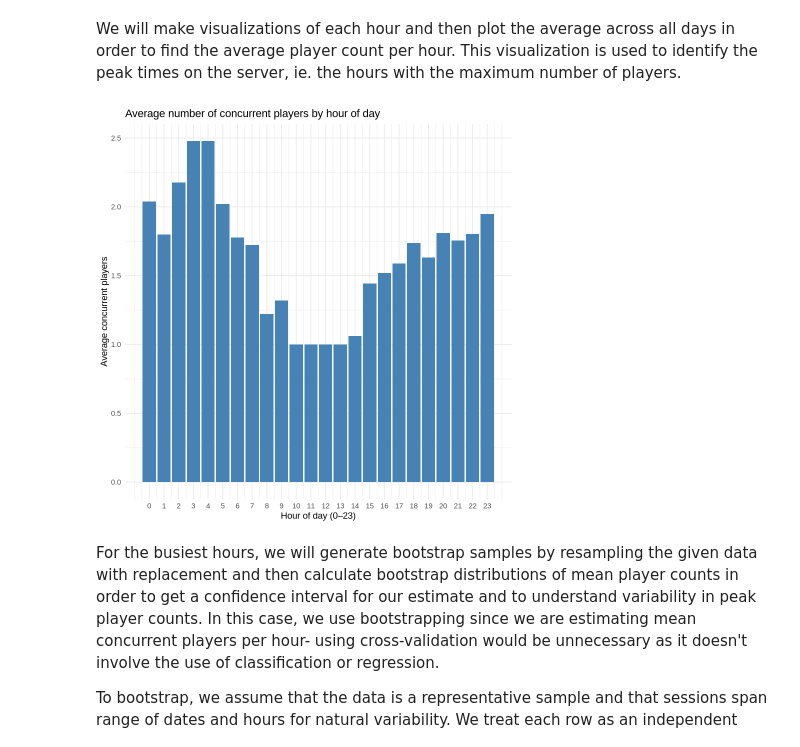
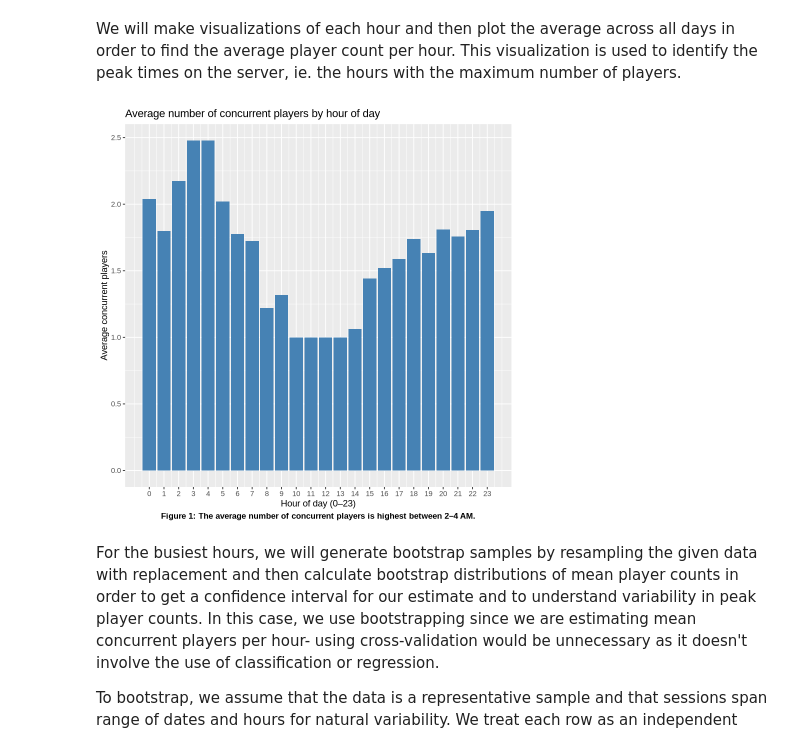
Before and after one commit to kkaitlynu/dsci-100-2025S, a Jupyter notebook: dsci_100_project.ipynb, the cells around one changed output. Saved outputs shown, nothing was run; the diff lists cells and outputs as text; code cells hidden in the pictures.

```diff
--- a/dsci_100_project.ipynb
+++ b/dsci_100_project.ipynb
@@ -76,39 +76,41 @@ We will make visualizations of each hour and then plot the average across all da
 # %%
 ## Make visualizations of each hour
 sessions_clean <- sessions |>
   filter(!is.na(start_time), !is.na(end_time), end_time >= start_time)
-# Cleaning session data by removing sessions with missing start or end times,
+# Clean session data by removing sessions with missing start or end times,
 # or where end time is earlier than the start time
 
 expanded_sessions <- sessions_clean |>
-  rowwise() |>
-  mutate(hours = list(seq(floor_date(start_time, "hour"), ceiling_date(end_time, "hour") - hours(1), by = "hour"))) |>
-  unnest(hours)
+    rowwise() |>
+    mutate(hours = list(seq(floor_date(start_time, "hour"), ceiling_date(end_time, "hour") - hours(1), by = "hour"))) |>
+    unnest(hours)
 # head(expanded_sessions)
 
 ## Create hour-of-day variable
 expanded_sessions <- expanded_sessions |>
     mutate(hour_of_day = hour(hours))
 
 ## Count number of players per hour per day
 hourly_counts <- expanded_sessions |>
     count(date = as_date(hours), hour_of_day)
 
 ## Average across all days
 hourly_summary <- hourly_counts |>
     group_by(hour_of_day) |>
     summarise(avg_players = mean(n), .groups = "drop")
 
-## Plot average players
+## Plot average players with a histogram
 average_plot <- ggplot(hourly_summary, aes(x = hour_of_day, y = avg_players)) +
     geom_col(fill = "steelblue") +
     scale_x_continuous(breaks = 0:23) +
-    labs(
-        title = "Average number of concurrent players by hour of day", x = "Hour of day (0–23)", y = "Average concurrent players") +
-  theme_minimal()
+    labs(title = "Average number of concurrent players by hour of day",
+        x = "Hour of day (0–23)",
+        y = "Average concurrent players",
+        caption = "Figure 1: The average number of concurrent players is highest between 2–4 AM.") +
+    theme(plot.caption = element_text(hjust = 0.5, size = 10, face = "bold"))
 average_plot
 # %% [output]
-[figure, old version]
+[figure, new version]
 # %% [markdown]
 For the busiest hours, we will generate bootstrap samples by resampling the given data with replacement and then calculate bootstrap distributions of mean player counts in order to get a confidence interval for our estimate and to understand variability in peak player counts. In this case, we use bootstrapping since we are estimating mean concurrent players per hour- using cross-validation would be unnecessary as it doesn't involve the use of classification or regression.
 
```
Also changed, not shown: parts of 6 cells of this notebook.
